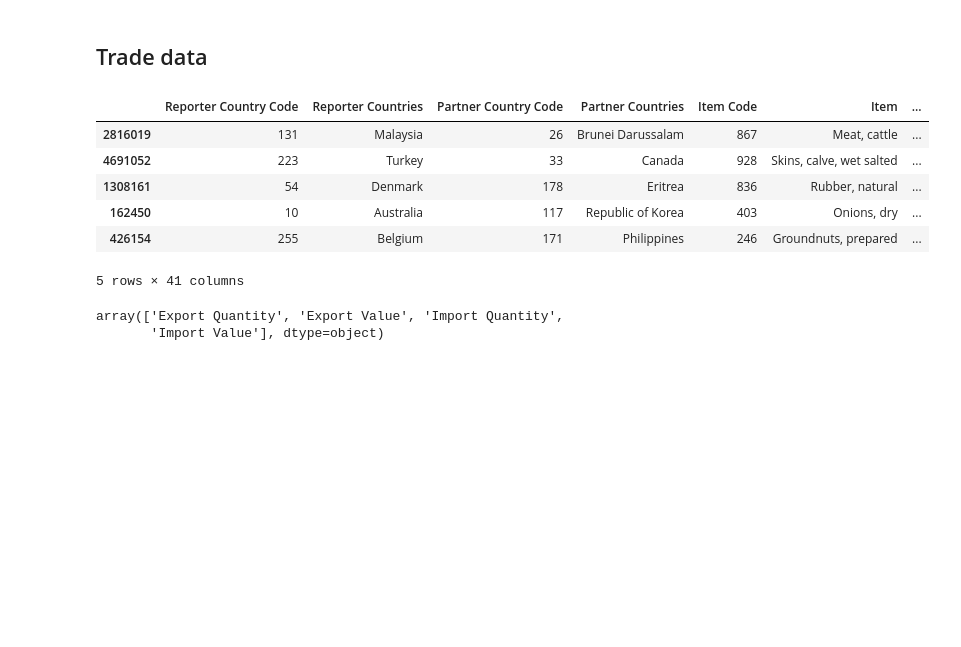
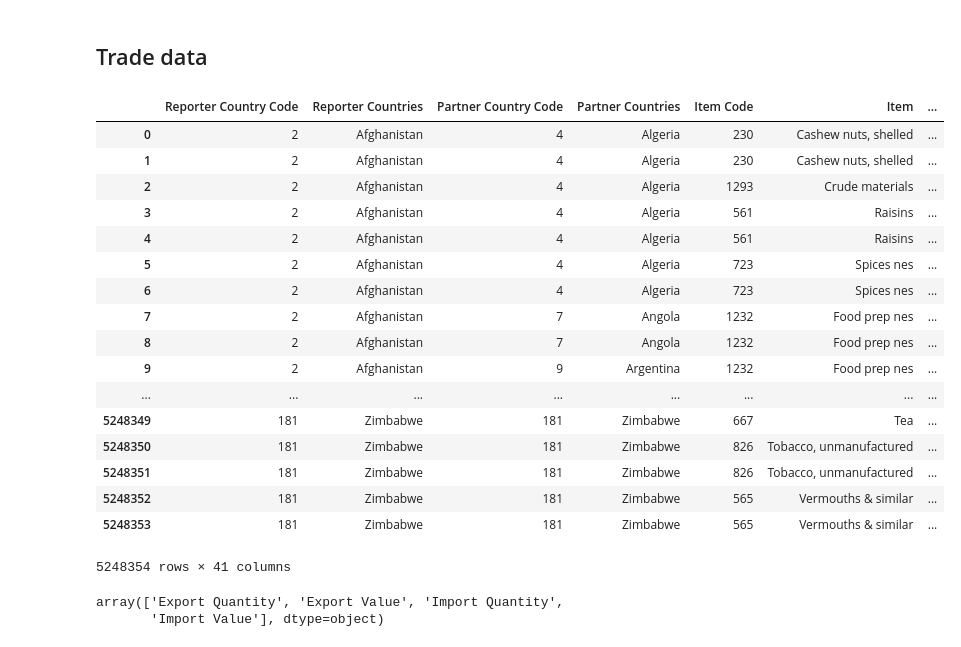
Before and after one commit to OthmanSefraoui/Data_story, a Jupyter notebook: milestone_2.ipynb, the cells around one changed output. Drawn from its saved outputs; the diff is of its cells as text; code cells hidden in the pictures; blank space fills up the shorter version.

```diff
--- a/milestone_2.ipynb
+++ b/milestone_2.ipynb
@@ -1291,15 +1291,26 @@ with open('dfs_prod_animals.pkl', 'wb') as f:
 ## Trade data
 # %%
 raw_trade_matrix = pd.read_csv("data/detailed_trade_matrix/Trade_DetailedTradeMatrix_E_All_Data_NOFLAG.csv", encoding="Latin1")
-raw_trade_matrix.sample(5)
+raw_trade_matrix
 # %% [output]
 |  | Reporter Country Code | Reporter Countries | Partner Country Code | Partner Countries | Item Code | Item | ... |
-| 2816019 | 131 | Malaysia | 26 | Brunei Darussalam | 867 | Meat, cattle | ... |
-| 4691052 | 223 | Turkey | 33 | Canada | 928 | Skins, calve, wet salted | ... |
-| 1308161 | 54 | Denmark | 178 | Eritrea | 836 | Rubber, natural | ... |
-| 162450 | 10 | Australia | 117 | Republic of Korea | 403 | Onions, dry | ... |
-| 426154 | 255 | Belgium | 171 | Philippines | 246 | Groundnuts, prepared | ... |
+| 0 | 2 | Afghanistan | 4 | Algeria | 230 | Cashew nuts, shelled | ... |
+| 1 | 2 | Afghanistan | 4 | Algeria | 230 | Cashew nuts, shelled | ... |
+| 2 | 2 | Afghanistan | 4 | Algeria | 1293 | Crude materials | ... |
+| 3 | 2 | Afghanistan | 4 | Algeria | 561 | Raisins | ... |
+| 4 | 2 | Afghanistan | 4 | Algeria | 561 | Raisins | ... |
+| 5 | 2 | Afghanistan | 4 | Algeria | 723 | Spices nes | ... |
+| 6 | 2 | Afghanistan | 4 | Algeria | 723 | Spices nes | ... |
+| 7 | 2 | Afghanistan | 7 | Angola | 1232 | Food prep nes | ... |
+| 8 | 2 | Afghanistan | 7 | Angola | 1232 | Food prep nes | ... |
+| 9 | 2 | Afghanistan | 9 | Argentina | 1232 | Food prep nes | ... |
+| ... | ... | ... | ... | ... | ... | ... | ... |
+| 5248349 | 181 | Zimbabwe | 181 | Zimbabwe | 667 | Tea | ... |
+| 5248350 | 181 | Zimbabwe | 181 | Zimbabwe | 826 | Tobacco, unmanufactured | ... |
+| 5248351 | 181 | Zimbabwe | 181 | Zimbabwe | 826 | Tobacco, unmanufactured | ... |
+| 5248352 | 181 | Zimbabwe | 181 | Zimbabwe | 565 | Vermouths & similar | ... |
+| 5248353 | 181 | Zimbabwe | 181 | Zimbabwe | 565 | Vermouths & similar | ... |
-5 rows × 41 columns
+5248354 rows × 41 columns
 # %%
 raw_trade_matrix["Element"].unique()
 # %% [output]
```
Also changed, not shown: parts of 10 cells of this notebook, 1 other file.
